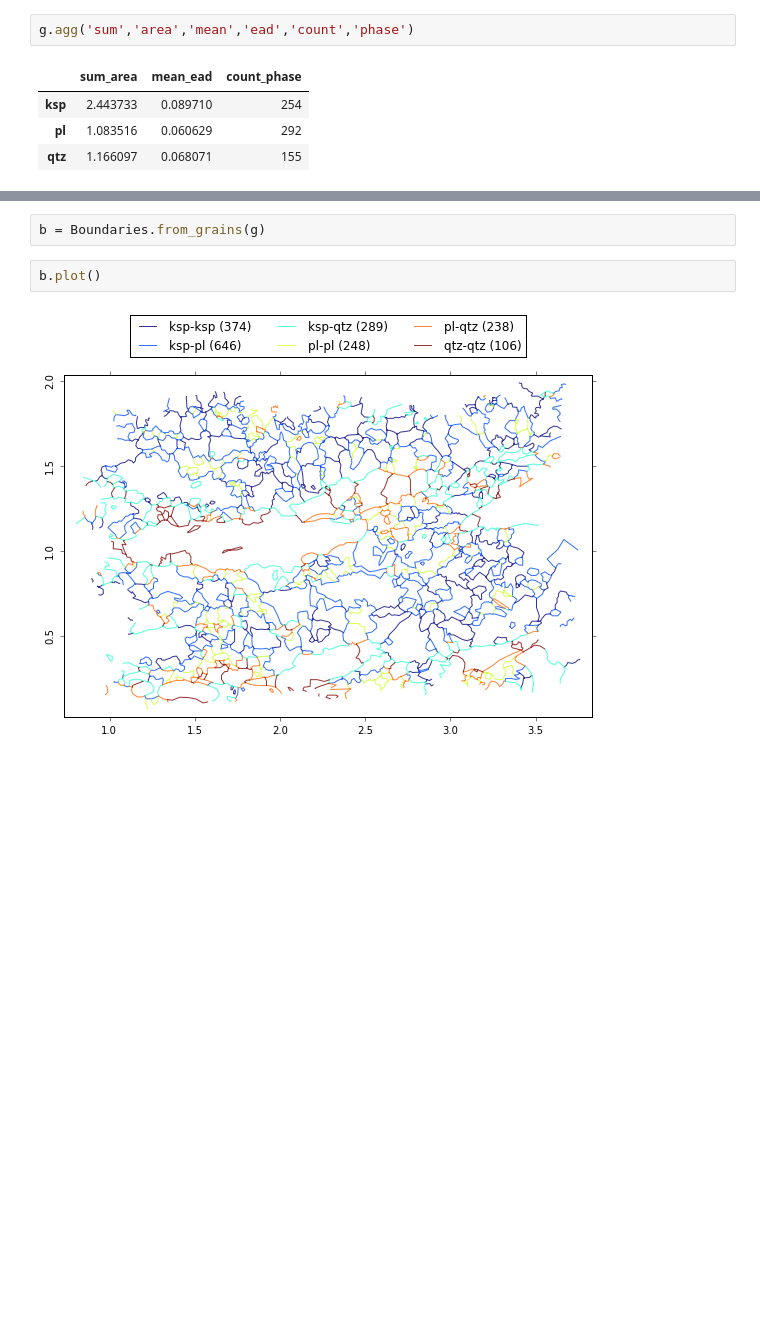
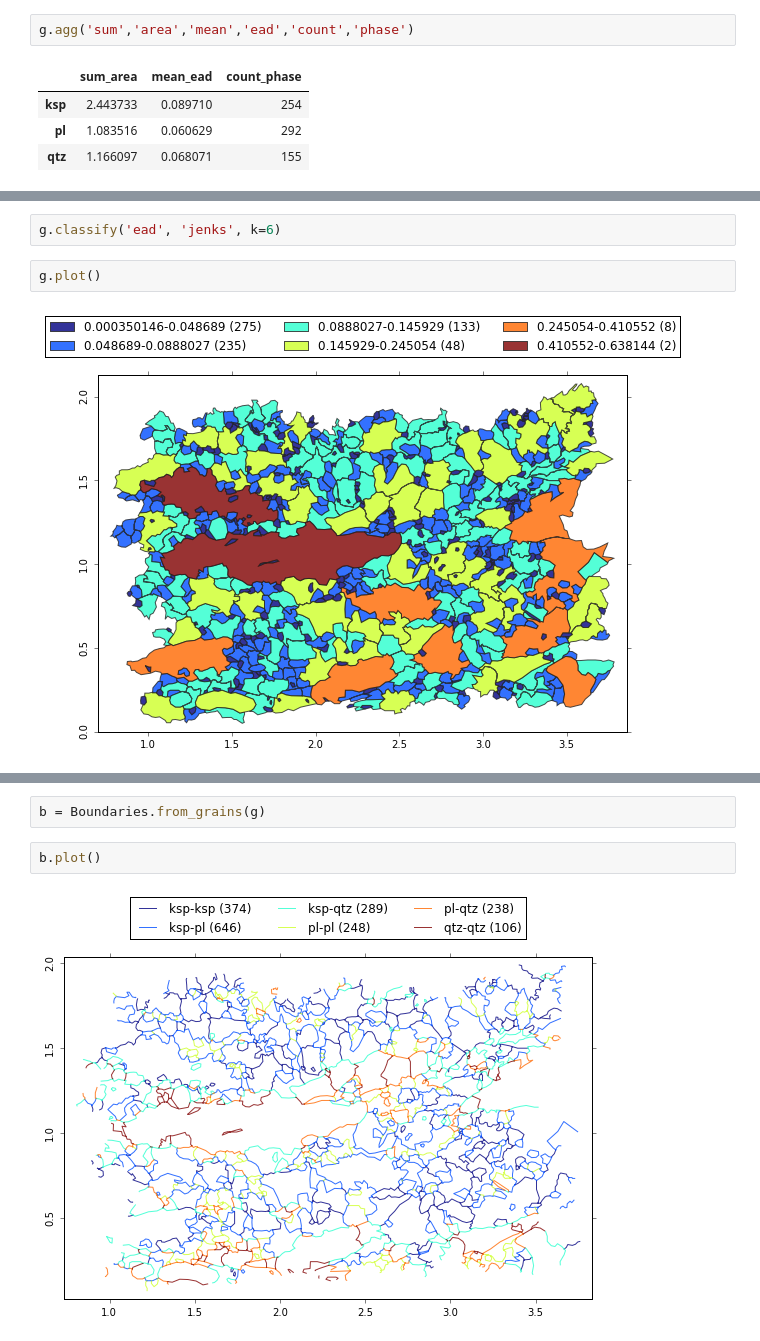
Before and after one commit to ondrolexa/polylx, a Jupyter notebook: polylx_tutorial.ipynb, the cells around one changed output, grey strips where cells are left out. Cells and saved outputs as stored; diff of their text form; blank space fills up the shorter version.

```diff
--- a/polylx_tutorial.ipynb
+++ b/polylx_tutorial.ipynb
@@ -39 +83,7 @@ g.agg('sum','area','mean','ead','count','phase')
+# %%
+g.classify('ead', 'jenks', k=6)
+# %%
+g.plot()
+# %% [output]
+[figure, added]
 # %%
```
Also changed, not shown: parts of 21 cells of this notebook, 1 other file.
